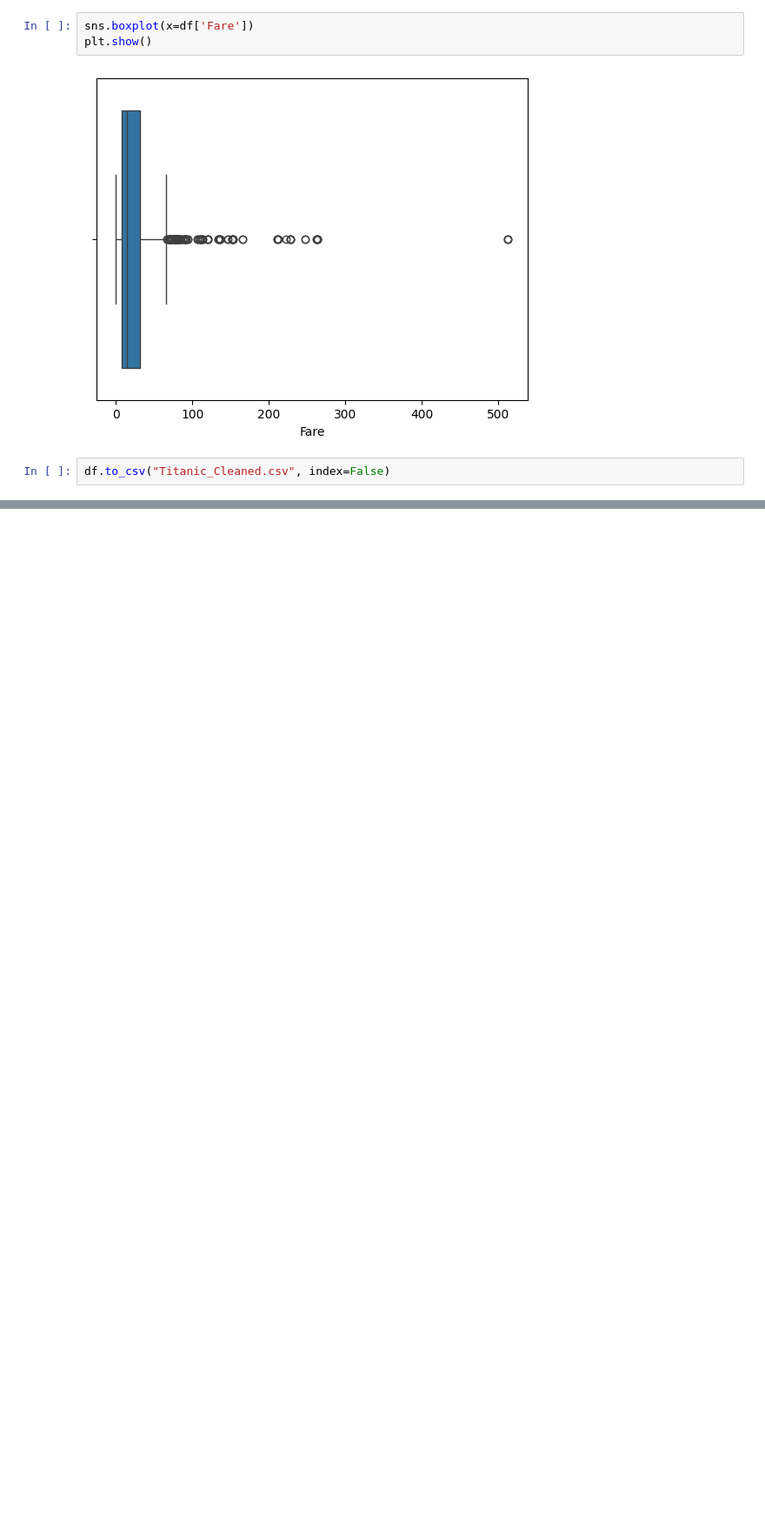
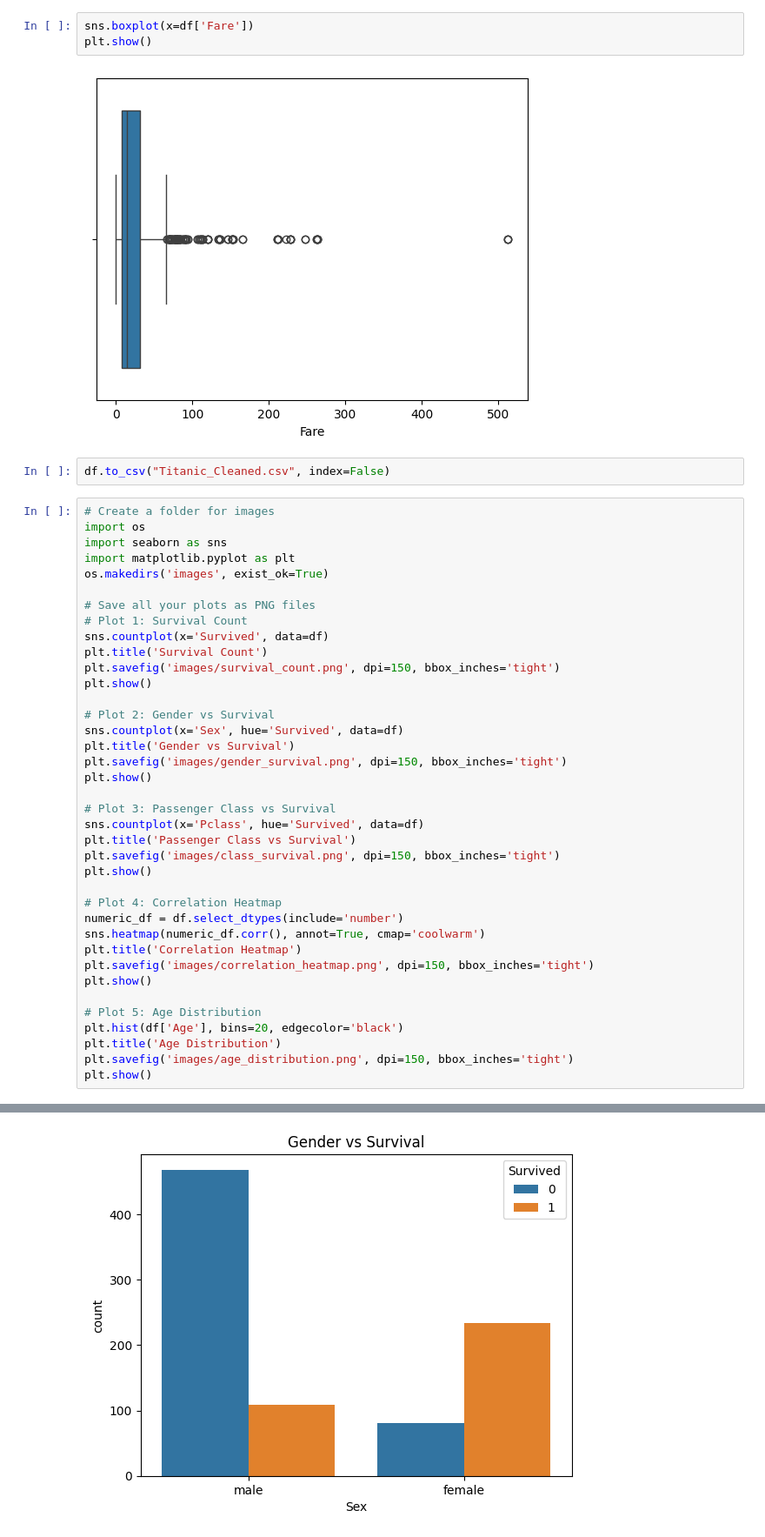
Before and after one commit to aishwaryaV007/SCT_DS_2, a Jupyter notebook: Titanic_data_cleaning.ipynb, the cells around one changed output, grey strips where cells are left out. Shown at 87% size. Cells and saved outputs as stored; diff of their text form; blank space fills up the shorter version.

Commit message:
added images

```diff
--- a/Titanic_data_cleaning.ipynb
+++ b/Titanic_data_cleaning.ipynb
@@ -179,3 +180,42 @@ plt.show()
 [figure]
 # %%
 df.to_csv("Titanic_Cleaned.csv", index=False)
+# %%
+# Create a folder for images
+import os
+import seaborn as sns
+import matplotlib.pyplot as plt
+os.makedirs('images', exist_ok=True)
+
+# Save all your plots as PNG files
+# Plot 1: Survival Count
+sns.countplot(x='Survived', data=df)
+plt.title('Survival Count')
+plt.savefig('images/survival_count.png', dpi=150, bbox_inches='tight')
+plt.show()
+
+# Plot 2: Gender vs Survival
+sns.countplot(x='Sex', hue='Survived', data=df)
+plt.title('Gender vs Survival')
+plt.savefig('images/gender_survival.png', dpi=150, bbox_inches='tight')
+plt.show()
+
+# Plot 3: Passenger Class vs Survival
+sns.countplot(x='Pclass', hue='Survived', data=df)
+plt.title('Passenger Class vs Survival')
+plt.savefig('images/class_survival.png', dpi=150, bbox_inches='tight')
+plt.show()
+
+# Plot 4: Correlation Heatmap
+numeric_df = df.select_dtypes(include='number')
+sns.heatmap(numeric_df.corr(), annot=True, cmap='coolwarm')
+plt.title('Correlation Heatmap')
+plt.savefig('images/correlation_heatmap.png', dpi=150, bbox_inches='tight')
+plt.show()
+
+# Plot 5: Age Distribution
+plt.hist(df['Age'], bins=20, edgecolor='black')
+plt.title('Age Distribution')
+plt.savefig('images/age_distribution.png', dpi=150, bbox_inches='tight')
+plt.show()
+# %% [output]
@@ -181,0 +223 @@ df.to_csv("Titanic_Cleaned.csv", index=False)
+[figure, added]
```
Also changed, not shown: parts of 2 cells of this notebook, 5 other files.
